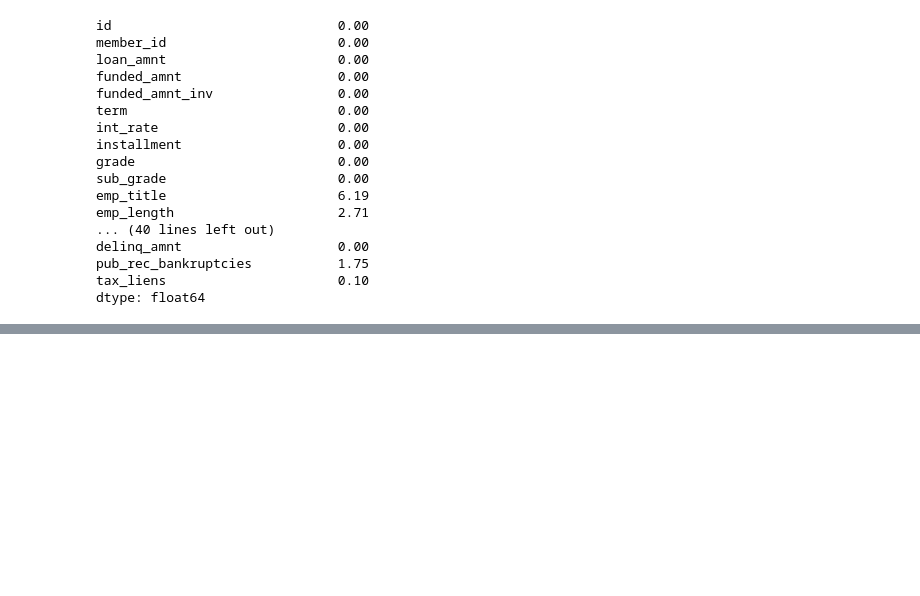
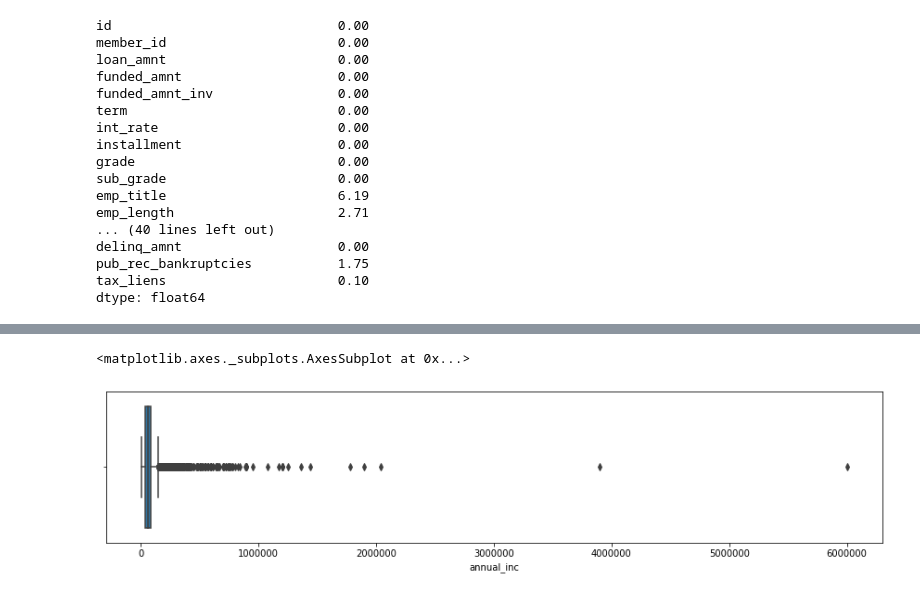
Before and after one commit to parth1595/EDA, a Jupyter notebook: loan_analysis.ipynb, the cells around one changed output, grey strips where cells are left out. Drawn from its saved outputs; the diff is of its cells as text; code cells hidden in the pictures; blank space fills up the shorter version.

Commit message:
Updated the graphs and comments in code
Signed-off-by: Parth Raichura <parth.raichura@softnautics.com>

```diff
--- a/loan_analysis.ipynb
+++ b/loan_analysis.ipynb
@@ -91,0 +70,11 @@ df = df.drop('last_pymnt_amnt', axis=1)
+# %%
+# The column int_rate is character type, let's convert it to float
+df['int_rate'] = df['int_rate'].apply(lambda x: pd.to_numeric(x.split("%")[0]))
+# %%
+# There are now 2 columns having approx 32 and 64% missing values -
+# description and months since last delinquent
+
+# let's have a look at a few entries in the columns
+df.loc[:, ['desc', 'mths_since_last_delinq']].head()
+df = df.drop(['desc', 'mths_since_last_delinq'], axis=1)
+df.drop('id', axis=1)
@@ -119,15 +118,0 @@ df.to_csv('loan_new.csv', encoding='utf-8', index=False)
-# %%
-# removing few more columns
-df = df.drop('url', axis=1)
-df = df.drop('zip_code', axis=1)
-df = df.drop('addr_state', axis=1)
-df = df.drop('initial_list_status', axis=1)
-df = df.drop('zip_code', axis=1)
-df=df.drop('collections_12_mths_ex_med',axis=1)
-df=df.drop('acc_now_delinq',axis=1)
-df=df.drop('chargeoff_within_12_mths',axis=1)
-df=df.drop('delinq_amnt',axis=1)
-df=df.drop('pub_rec_bankruptcies',axis=1)
-df=df.drop('tax_liens',axis=1)
-df=df.drop('title',axis=1)
-df=df.drop('pymnt_plan',axis=1)
@@ -161,4 +118,0 @@ dtype: float64
-# %%
-#removing the rows of emp_title and emp_length which has null values
-df=df[~df.emp_title.isnull()]
-df=df[~df.emp_length.isnull()]
@@ -454,0 +135,6 @@ plotLoanStatus(df_new, 'loan_amnt_bin')
+# %%
+plt.figure(figsize=(15, 3))
+sns.boxplot(x= df['annual_inc'], data=df)
+# %% [output]
+<matplotlib.axes._subplots.AxesSubplot at 0x...>
+[figure, added]
```
Also changed, not shown: parts of 149 cells of this notebook.
